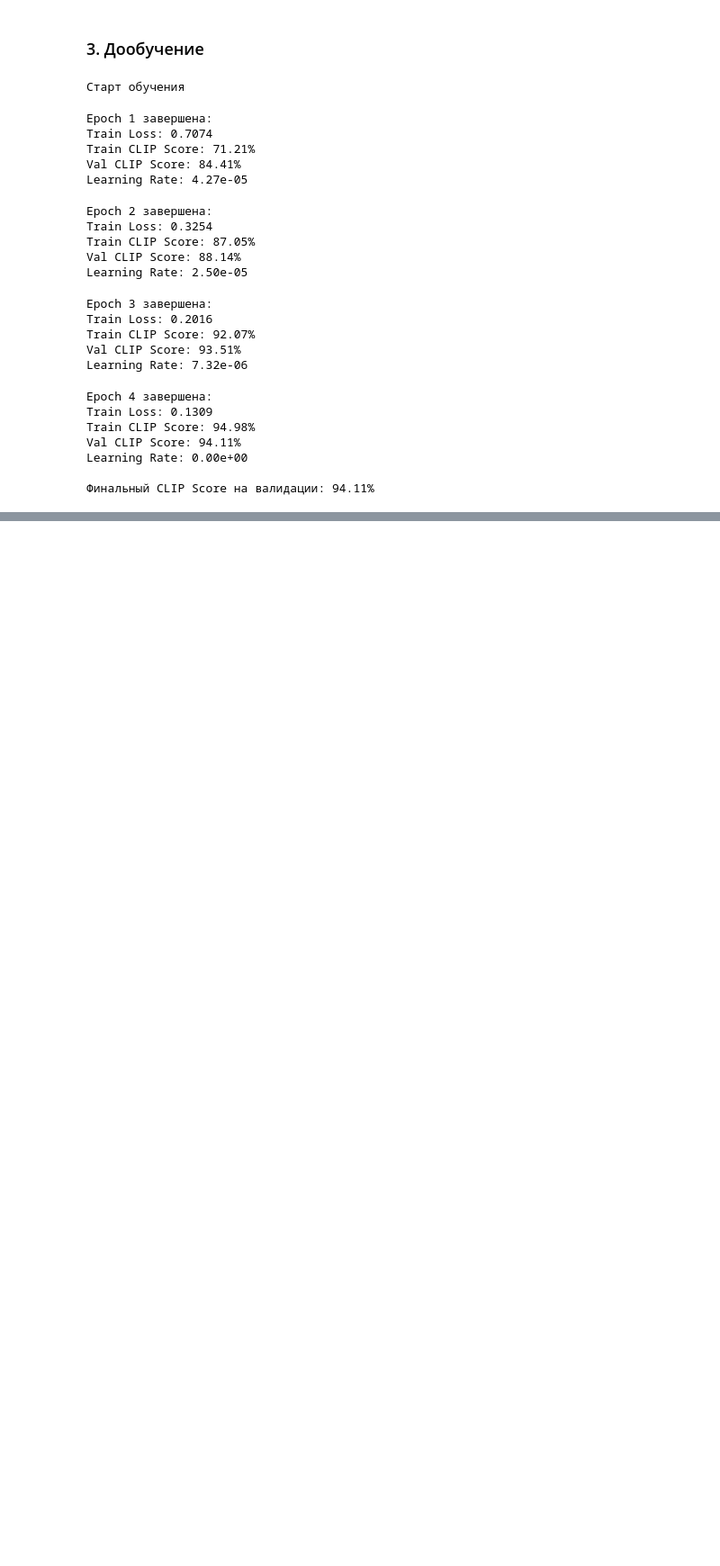
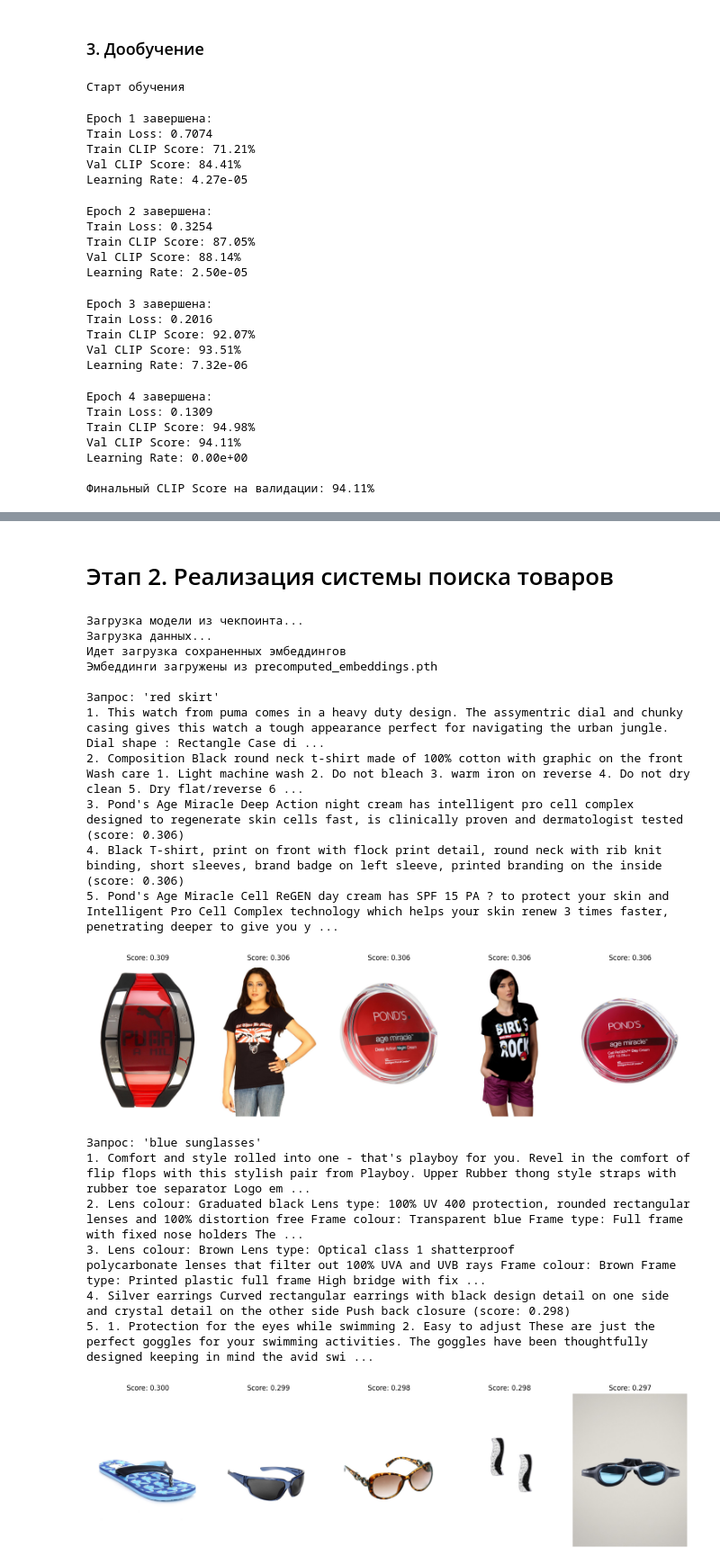
Before and after one commit to di049/CLIP_multimodal_search, a Jupyter notebook: notebook.ipynb, the cells around one changed output, grey strips where cells are left out. Shown at 90% size. Cells and saved outputs as stored; diff of their text form; code cells hidden in the pictures; blank space fills up the shorter version.

Commit message:
backup train results again

```diff
--- a/notebook.ipynb
+++ b/notebook.ipynb
@@ -662,0 +533,2 @@ If this is a private repository, make sure to pass a token having permission to
+# %% [markdown]
+# Этап 2. Реализация системы поиска товаров
@@ -662,0 +684,52 @@ If this is a private repository, make sure to pass a token having permission to
+# %%
+checkpoint_path = "checkpoints/clip_epoch_4.pth"
+csv_file = "archive/data.csv"
+image_dir = "archive/data"
+embeddings_path = "precomputed_embeddings.pth"
+
+test_queries = [
+    "red skirt",
+    "blue sunglasses",
+    "mickey mouse"
+]
+
+# Инициализация
+search_system = initialize_search_system(
+    checkpoint_path=checkpoint_path,
+    csv_file=csv_file,
+    image_dir=image_dir,
+    embeddings_save_path=embeddings_path
+)
+
+for query in test_queries:
+    print(f"\nЗапрос: '{query}'")
+
+    # Поиск
+    results = search_system.search_items(query, top_k=5)
+
+    # Результаты
+    for i, result in enumerate(results[:5], 1):
+        print(f"{i}. {result['description']} (score: {result['similarity_score']:.3f})")
+
+    if query in ["red skirt", "blue sunglasses", "mickey mouse"]:
+        search_system.display_search_results(results[:5])
+# %% [output]
+Загрузка модели из чекпоинта...
+Загрузка данных...
+Идет загрузка сохраненных эмбеддингов
+Эмбеддинги загружены из precomputed_embeddings.pth
+
+Запрос: 'red skirt'
+1. This watch from puma comes in a heavy duty design. The assymentric dial and chunky casing gives this watch a tough appearance perfect for navigating the urban jungle. Dial shape : Rectangle Case di ...
+2. Composition Black round neck t-shirt made of 100% cotton with graphic on the front Wash care 1. Light machine wash 2. Do not bleach 3. warm iron on reverse 4. Do not dry clean 5. Dry flat/reverse 6 ...
+3. Pond's Age Miracle Deep Action night cream has intelligent pro cell complex designed to regenerate skin cells fast, is clinically proven and dermatologist tested (score: 0.306)
+4. Black T-shirt, print on front with flock print detail, round neck with rib knit binding, short sleeves, brand badge on left sleeve, printed branding on the inside (score: 0.306)
+5. Pond's Age Miracle Cell ReGEN day cream has SPF 15 PA ? to protect your skin and Intelligent Pro Cell Complex technology which helps your skin renew 3 times faster, penetrating deeper to give you y ...
+[figure, added]
+Запрос: 'blue sunglasses'
+1. Comfort and style rolled into one - that's playboy for you. Revel in the comfort of flip flops with this stylish pair from Playboy. Upper Rubber thong style straps with rubber toe separator Logo em ...
+2. Lens colour: Graduated black Lens type: 100% UV 400 protection, rounded rectangular lenses and 100% distortion free Frame colour: Transparent blue Frame type: Full frame with fixed nose holders The ...
+3. Lens colour: Brown Lens type: Optical class 1 shatterproof polycarbonate lenses that filter out 100% UVA and UVB rays Frame colour: Brown Frame type: Printed plastic full frame High bridge with fix ...
+4. Silver earrings Curved rectangular earrings with black design detail on one side and crystal detail on the other side Push back closure (score: 0.298)
+5. 1. Protection for the eyes while swimming 2. Easy to adjust These are just the perfect goggles for your swimming activities. The goggles have been thoughtfully designed keeping in mind the avid swi ...
+[figure, added]
```
Also changed, not shown: parts of 14 cells of this notebook.
